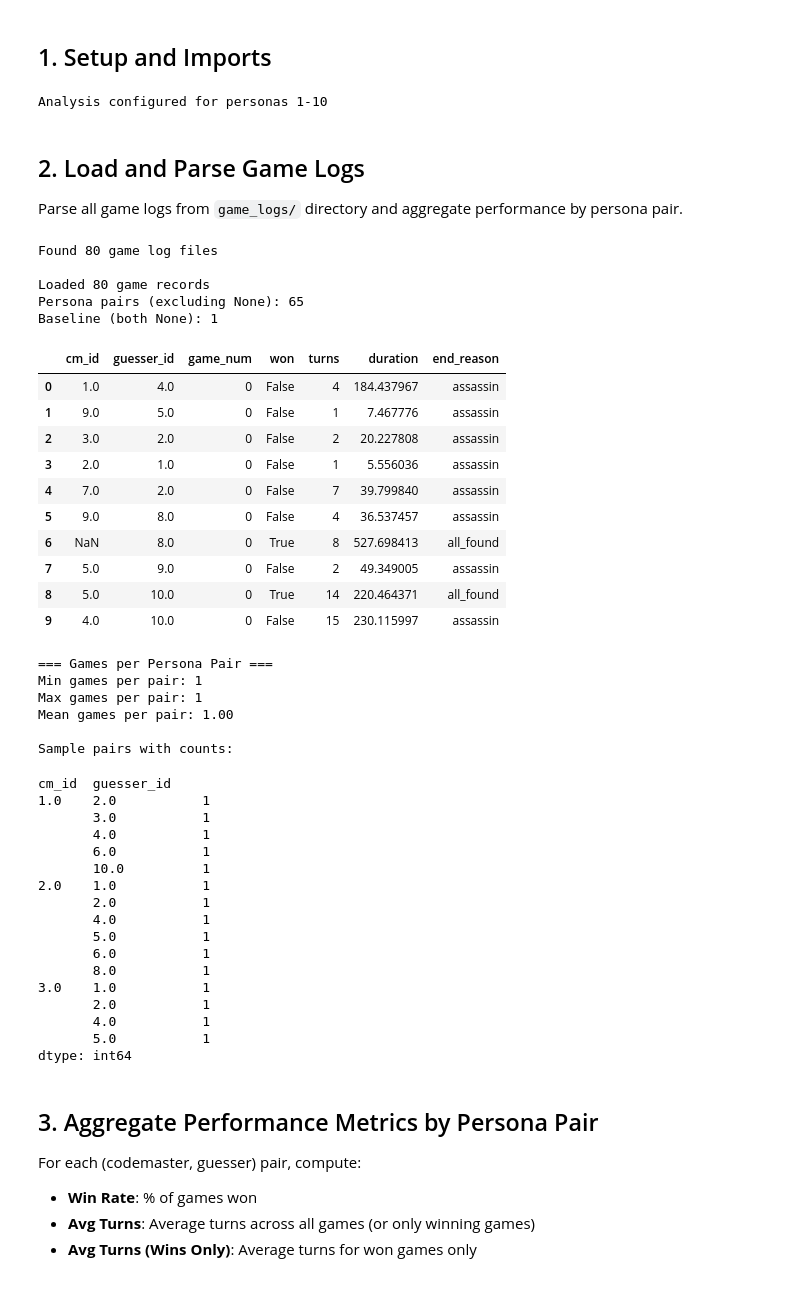
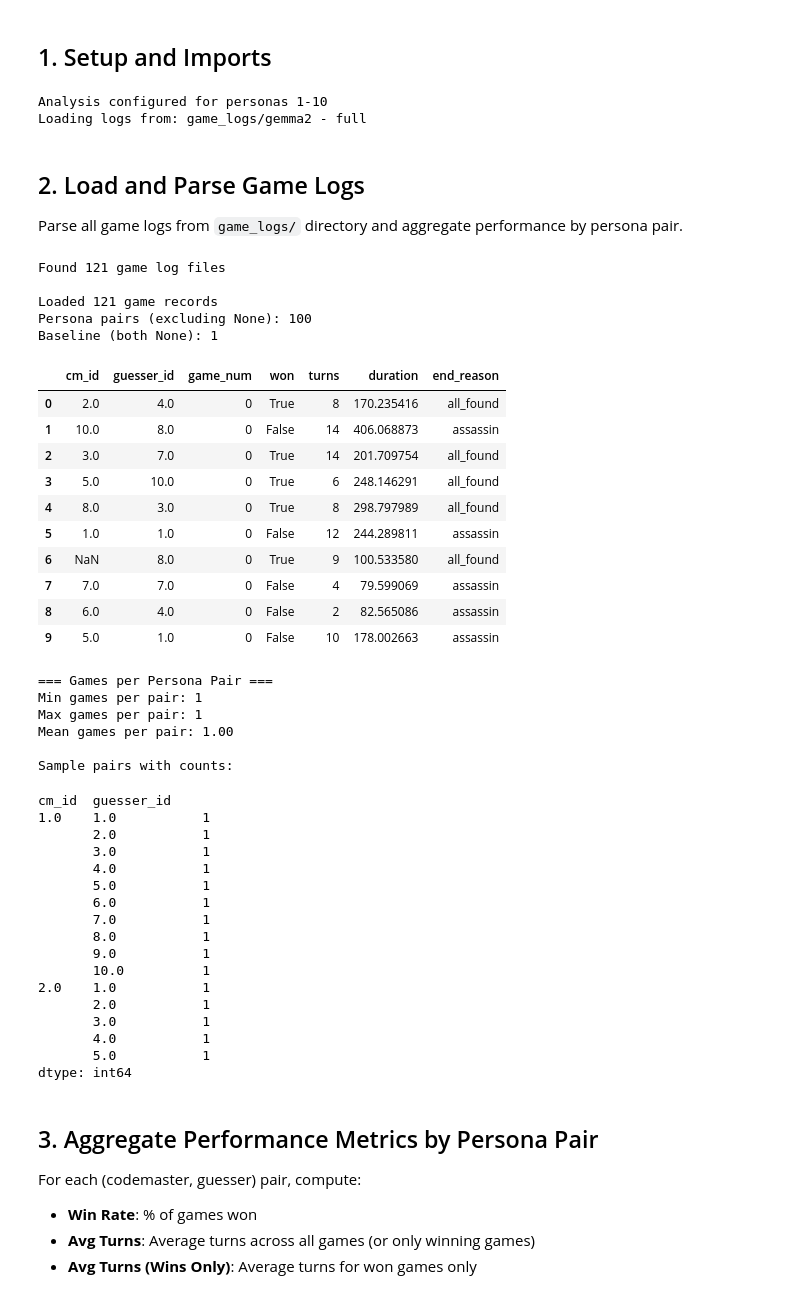
Before and after one commit to jooooooos/codenames_llm, a Jupyter notebook: similarity.ipynb, the cells around one changed output. Saved outputs shown, nothing was run; the diff lists cells and outputs as text; code cells hidden in the pictures.

```diff
--- a/similarity.ipynb
+++ b/similarity.ipynb
@@ -32,6 +32,7 @@ from collections import defaultdict
 
 import pandas as pd
 import numpy as np
+from tqdm.notebook import tqdm
 import matplotlib.pyplot as plt
 import seaborn as sns
 from scipy.stats import pearsonr, spearmanr
@@ -51,9 +52,12 @@ plt.rcParams['figure.figsize'] = (12, 6)
 
 # ===== CONFIGURATION =====
 MAX_PERSONA_ID = 10  # Set to match your RunFullExperiment.ipynb configuration
+LOGS_DIR = 'game_logs/gemma2 - full'  # Directory containing game logs
 print(f"Analysis configured for personas 1-{MAX_PERSONA_ID}")
+print(f"Loading logs from: {LOGS_DIR}")
 # %% [output]
 Analysis configured for personas 1-10
+Loading logs from: game_logs/gemma2 - full
 # %% [markdown]
 ## 2. Load and Parse Game Logs
 
@@ -121,47 +125,47 @@ def load_game_logs(logs_dir='game_logs', max_persona_id=None):
                 'cm_id': cm_id,
                 'guesser_id': g_id,
                 'game_num': game_num,
                 'won': data.get('won', False),
                 'turns': data.get('total_turns', 0),
                 'duration': data.get('game_duration', 0),
                 'end_reason': data.get('end_reason', 'unknown')
             })
         except Exception as e:
             print(f"Error loading {filename}: {e}")
             continue
 
     df = pd.DataFrame(game_records)
     print(f"\nLoaded {len(df)} game records")
     if parsing_errors > 0:
         print(f"Skipped {parsing_errors} files due to parsing errors")
     if filtered_count > 0:
         print(f"Filtered out {filtered_count} games with persona IDs > {max_persona_id}")
     print(f"Persona pairs (excluding None): {df[(df['cm_id'].notna()) & (df['guesser_id'].notna())].groupby(['cm_id', 'guesser_id']).size().shape[0]}")
     print(f"Baseline (both None): {len(df[(df['cm_id'].isna()) & (df['guesser_id'].isna())])}")
 
     return df
 
 
 # Load all game data with MAX_PERSONA_ID filter
-games_df = load_game_logs(logs_dir='llama_game_logs', max_persona_id=MAX_PERSONA_ID)
+games_df = load_game_logs(logs_dir=LOGS_DIR, max_persona_id=MAX_PERSONA_ID)
 games_df.head(10)
 # %% [output]
-Found 80 game log files
+Found 121 game log files
 
-Loaded 80 game records
-Persona pairs (excluding None): 65
+Loaded 121 game records
+Persona pairs (excluding None): 100
 Baseline (both None): 1
 |  | cm_id | guesser_id | game_num | won | turns | duration | end_reason |
-| 0 | 1.0 | 4.0 | 0 | False | 4 | 184.437967 | assassin |
-| 1 | 9.0 | 5.0 | 0 | False | 1 | 7.467776 | assassin |
-| 2 | 3.0 | 2.0 | 0 | False | 2 | 20.227808 | assassin |
-| 3 | 2.0 | 1.0 | 0 | False | 1 | 5.556036 | assassin |
-| 4 | 7.0 | 2.0 | 0 | False | 7 | 39.799840 | assassin |
-| 5 | 9.0 | 8.0 | 0 | False | 4 | 36.537457 | assassin |
-| 6 | NaN | 8.0 | 0 | True | 8 | 527.698413 | all_found |
-| 7 | 5.0 | 9.0 | 0 | False | 2 | 49.349005 | assassin |
-| 8 | 5.0 | 10.0 | 0 | True | 14 | 220.464371 | all_found |
-| 9 | 4.0 | 10.0 | 0 | False | 15 | 230.115997 | assassin |
+| 0 | 2.0 | 4.0 | 0 | True | 8 | 170.235416 | all_found |
+| 1 | 10.0 | 8.0 | 0 | False | 14 | 406.068873 | assassin |
+| 2 | 3.0 | 7.0 | 0 | True | 14 | 201.709754 | all_found |
+| 3 | 5.0 | 10.0 | 0 | True | 6 | 248.146291 | all_found |
+| 4 | 8.0 | 3.0 | 0 | True | 8 | 298.797989 | all_found |
+| 5 | 1.0 | 1.0 | 0 | False | 12 | 244.289811 | assassin |
+| 6 | NaN | 8.0 | 0 | True | 9 | 100.533580 | all_found |
+| 7 | 7.0 | 7.0 | 0 | False | 4 | 79.599069 | assassin |
+| 8 | 6.0 | 4.0 | 0 | False | 2 | 82.565086 | assassin |
+| 9 | 5.0 | 1.0 | 0 | False | 10 | 178.002663 | assassin |
 # %%
 # Show distribution of games per persona pair
 print("\n=== Games per Persona Pair ===")
@@ -179,19 +183,19 @@ Mean games per pair: 1.00
 
 Sample pairs with counts:
 cm_id  guesser_id
-1.0    2.0           1
+1.0    1.0           1
+       2.0           1
        3.0           1
        4.0           1
+       5.0           1
        6.0           1
+       7.0           1
+       8.0           1
+       9.0           1
        10.0          1
 2.0    1.0           1
        2.0           1
-       4.0           1
-       5.0           1
-       6.0           1
-       8.0           1
-3.0    1.0           1
-       2.0           1
+       3.0           1
        4.0           1
        5.0           1
 dtype: int64
```
Also changed, not shown: parts of 16 cells of this notebook, 15 other files.
